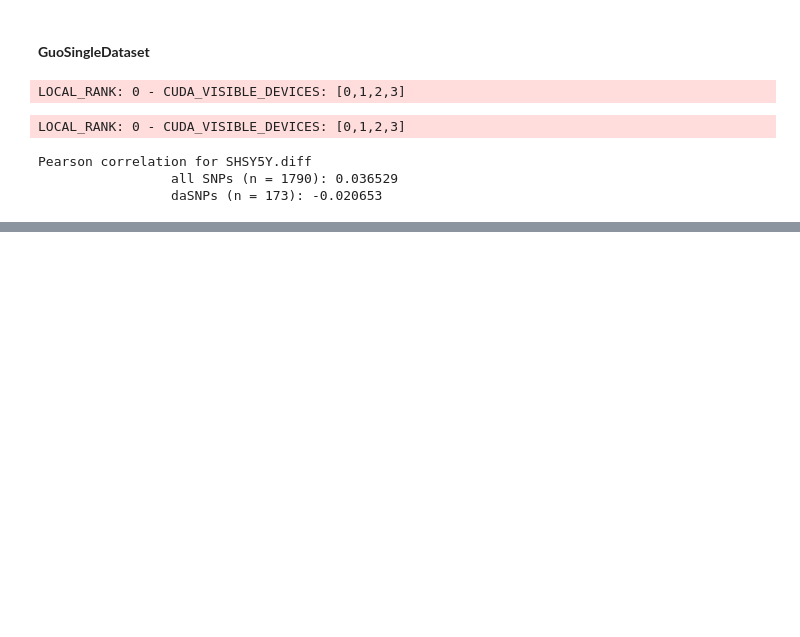
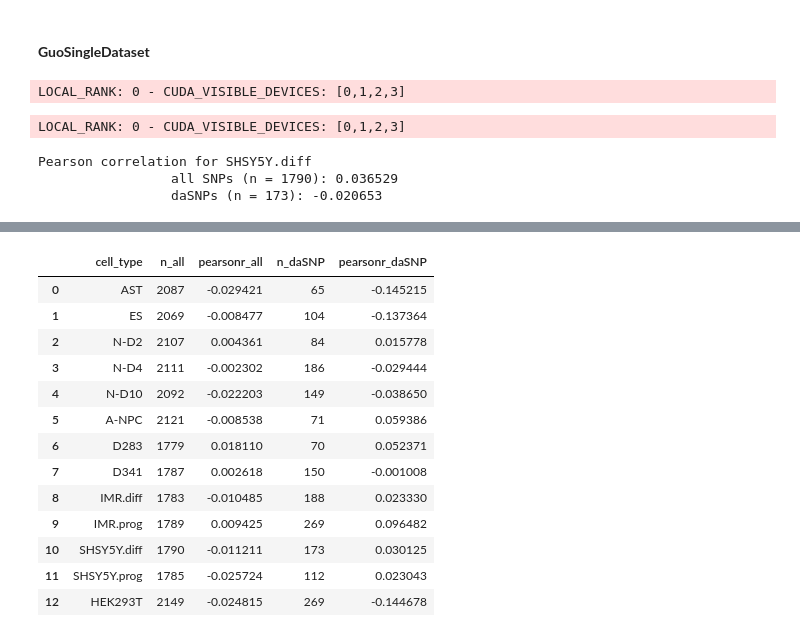
Before and after one commit to autosome-ru/MPRA-MNIST, a Jupyter notebook: mpramnist/Guo2023/GuoDataset_example.ipynb, the cells around one changed output, grey strips where cells are left out. Cells and saved outputs as stored; diff of their text form; code cells hidden in the pictures; blank space fills up the shorter version.

```diff
--- a/mpramnist/Guo2023/GuoDataset_example.ipynb
+++ b/mpramnist/Guo2023/GuoDataset_example.ipynb
@@ -342,0 +357,11 @@ Pearson correlation for SHSY5Y.diff
+# %%
+# Use all available cell types
+CELL_TYPES = ['AST', 'ES', 'N-D2', 'N-D4', 'N-D10', 'A-NPC', 'D283', 'D341', 'IMR.diff', 'IMR.prog', 'SHSY5Y.diff', 'SHSY5Y.prog', 'HEK293T']
+
+basic_transform = t.Compose([t.Seq2Tensor()])
+ag_dataset = GuoMultiDataset(split = 'test', length = 2**11, cell_types = CELL_TYPES, transform=basic_transform, root = '/media/storage/lizzzafomenko/data')
+# %%
+ag_preds = predict_variants_AlphaGenome(weights_path = '/media/storage/lizzzafomenko/data/AlphaGenome/weights/model_all_folds.safetensors',
+                            dataset = ag_dataset,
+                            batch_size = 4,
+                            device = 'cuda:1')
@@ -342,0 +445,21 @@ Pearson correlation for SHSY5Y.diff
+# %%
+# use AlphaGenome with defined tracks
+
+Guo_AlphaGenome_variants_prediction(ag_preds,  CELL_TYPES, True,
+    [['astrocyte'], ['neuronal stem cell'], ['neuronal stem cell'], ['neuronal stem cell'], ['neuronal stem cell'], ['neuronal stem cell'], ['D721Med'], ['D721Med'], ['IMR-90'], ['IMR-90'], ['SK-N-SH'], ['SK-N-SH'], ['HEK293']],
+                        False)
+# %% [output]
+|  | cell_type | n_all | pearsonr_all | n_daSNP | pearsonr_daSNP |
+| 0 | AST | 2087 | -0.029421 | 65 | -0.145215 |
+| 1 | ES | 2069 | -0.008477 | 104 | -0.137364 |
+| 2 | N-D2 | 2107 | 0.004361 | 84 | 0.015778 |
+| 3 | N-D4 | 2111 | -0.002302 | 186 | -0.029444 |
+| 4 | N-D10 | 2092 | -0.022203 | 149 | -0.038650 |
+| 5 | A-NPC | 2121 | -0.008538 | 71 | 0.059386 |
+| 6 | D283 | 1779 | 0.018110 | 70 | 0.052371 |
+| 7 | D341 | 1787 | 0.002618 | 150 | -0.001008 |
+| 8 | IMR.diff | 1783 | -0.010485 | 188 | 0.023330 |
+| 9 | IMR.prog | 1789 | 0.009425 | 269 | 0.096482 |
+| 10 | SHSY5Y.diff | 1790 | -0.011211 | 173 | 0.030125 |
+| 11 | SHSY5Y.prog | 1785 | -0.025724 | 112 | 0.023043 |
+| 12 | HEK293T | 2149 | -0.024815 | 269 | -0.144678 |
```
Also changed, not shown: parts of 16 cells of this notebook, 10 other files.
